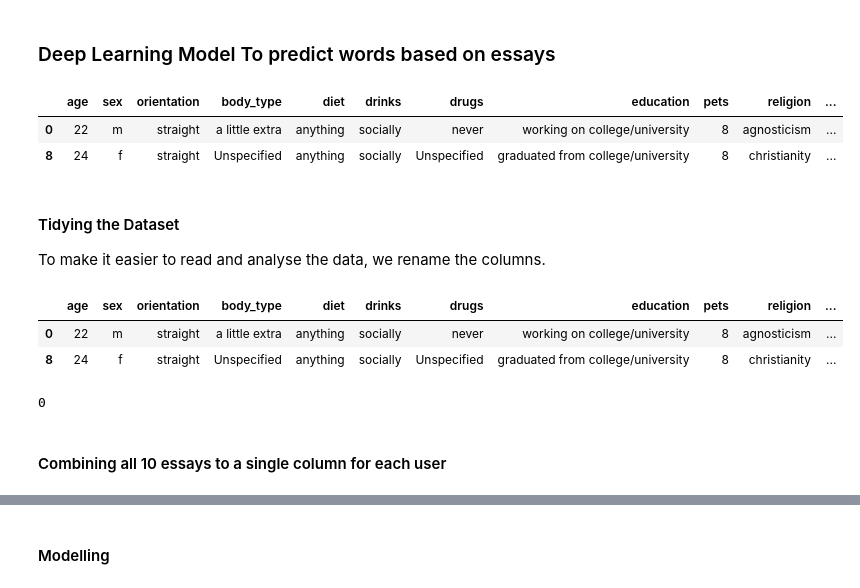
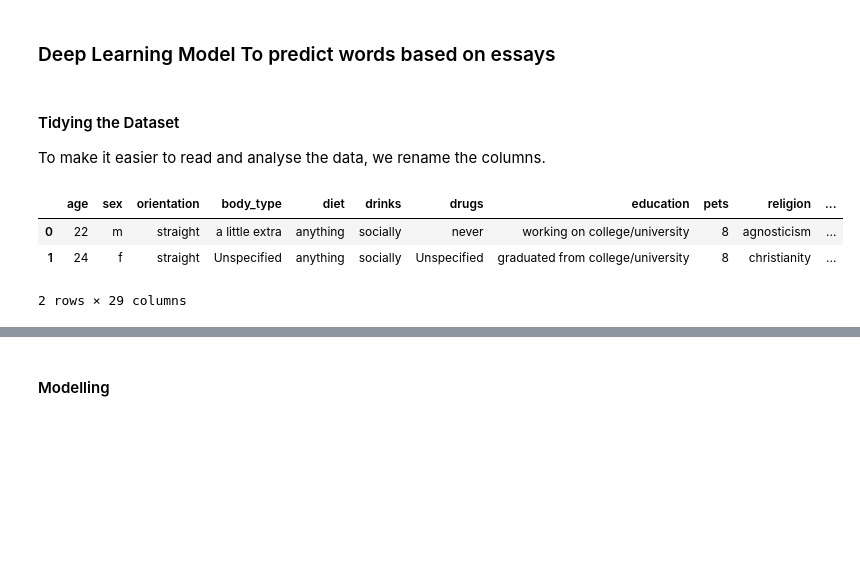
Before and after one commit to BensonMuriu/Dating-App-Recommender, a Jupyter notebook: P5_Notebook.ipynb, the cells around one changed output, grey strips where cells are left out. Cells and saved outputs as stored; diff of their text form; code cells hidden in the pictures; blank space fills up the shorter version.

Commit message:
Saved the similar word predictor model and summarized the data tidying part using one function

```diff
--- a/P5_Notebook.ipynb
+++ b/P5_Notebook.ipynb
@@ -1803,9 +1808,3 @@ waste gum           0.093838
 ## 3.0 Modelling
 # %% [markdown]
 ### Deep Learning Model To predict words based on essays
-# %%
-cleaned_dating_df.head(2)
-# %% [output]
-|  | age | sex | orientation | body_type | diet | drinks | drugs | education | pets | religion | ... |
-| 0 | 22 | m | straight | a little extra | anything | socially | never | working on college/university | 8 | agnosticism | ... |
-| 8 | 24 | f | straight | Unspecified | anything | socially | Unspecified | graduated from college/university | 8 | christianity | ... |
@@ -1815,10 +1811,44 @@ df = cleaned_dating_df.copy()
+# %%
+#importing the cleaned df
+df = pd.read_csv('/content/drive/MyDrive/patamchumbadata/dating_df_cleaned.csv')
 # %% [markdown]
 #### Tidying the Dataset
 
 To make it easier to read and analyse the data, we rename the columns.
+# %%
+# all of this process will be simplified in function below
+def df_tidy(df):
+    if 'Unnamed: 0' in df.columns:
+       result = df.drop('Unnamed: 0', axis=1)
+    else:
+        print('Invalid df!! Did not tidy')
+        return df
+
+    # change the essay names columns to meaningful words
+    result.rename(columns = {'essay0':'selfSummary', 'essay1':'currentLife', 'essay2':'goodAt',
+                     'essay3':'noticeFirst', 'essay4':'Favourites', 'essay5':'preciousThings',
+                     'essay6':'thinkAbout', 'essay7':'typicalFriday', 'essay8':'privateAdmission',
+                     'essay9':'messageIf'}, inplace = True)
+
+    # filling null values
+    result.fillna('', inplace=True)
+
+    # creating an all essays column
+    result['all_essays'] = ''
+    essay_names = result.loc[:,['selfSummary','currentLife','goodAt','noticeFirst','Favourites',
+                        'typicalFriday','preciousThings','thinkAbout','typicalFriday',
+                        'privateAdmission', 'messageIf',]]
+    for essay_name in essay_names:
+      result[essay_name] = result[essay_name].replace(np.nan, ' ')
+      result['all_essays'] = result[essay_name] + ' ' + result['all_essays']
+
+
+    return result
 # %%
+df = df_tidy(df)
 df.head(2)
 # %% [output]
 |  | age | sex | orientation | body_type | diet | drinks | drugs | education | pets | religion | ... |
 | 0 | 22 | m | straight | a little extra | anything | socially | never | working on college/university | 8 | agnosticism | ... |
-| 8 | 24 | f | straight | Unspecified | anything | socially | Unspecified | graduated from college/university | 8 | christianity | ... |
+| 1 | 24 | f | straight | Unspecified | anything | socially | Unspecified | graduated from college/university | 8 | christianity | ... |
+2 rows × 29 columns
@@ -1832,5 +1854,0 @@ df.rename(columns = {'essay0':'selfSummary', 'essay1':'currentLife', 'essay2':'g
-# %%
-#check for duplicates in the dataset
-df.duplicated().sum()
-# %% [output]
-0
@@ -1840,2 +1854,0 @@ df = df.fillna('')
-# %% [markdown]
-#### Combining all 10 essays to a single column for each user
```
Also changed, not shown: parts of 31 cells of this notebook.
